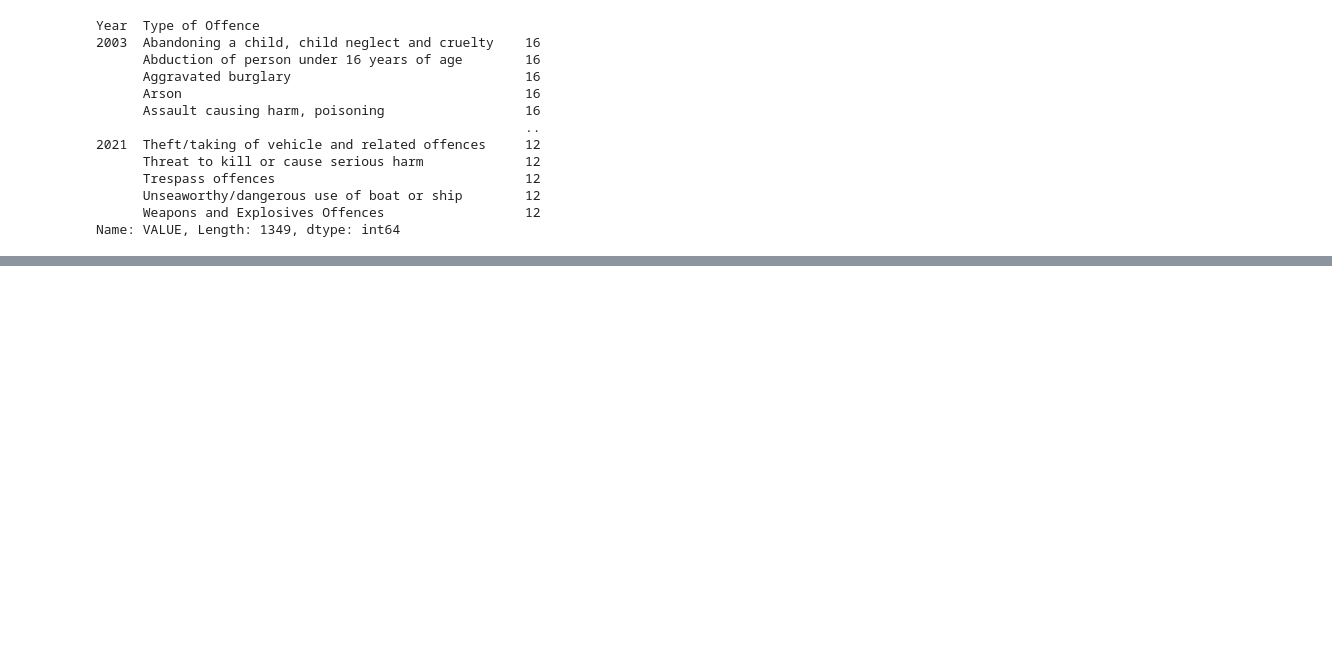
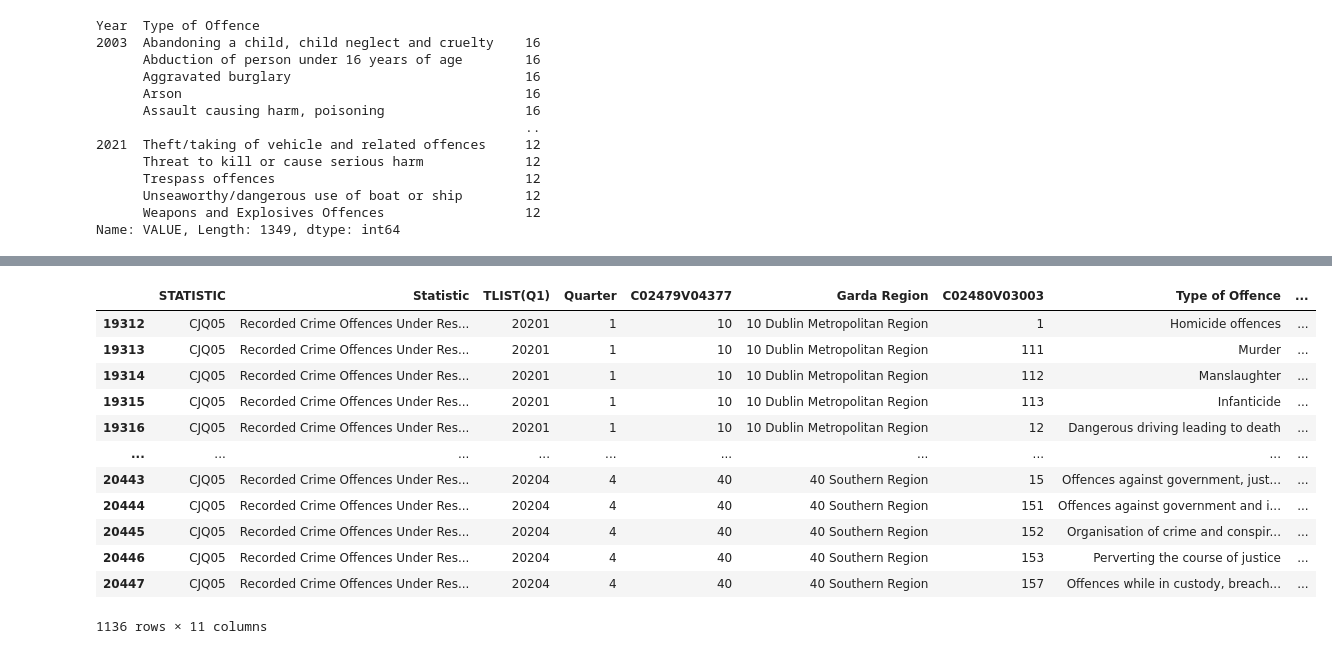
Before and after one commit to VCurry20/PDARandomData, a Jupyter notebook: Data Analysis Project.ipynb, the cells around one changed output, grey strips where cells are left out. Cells and saved outputs as stored; diff of their text form; code cells hidden in the pictures; blank space fills up the shorter version.

```diff
--- a/Data Analysis Project.ipynb
+++ b/Data Analysis Project.ipynb
@@ -350,0 +366,24 @@ Name: VALUE, Length: 5396, dtype: int64
+# %%
+# offences by year
+
+choice_year = ['2020']                          # choose year
+
+rslt_df = df[df['Year'].isin(choice_year)]      # group by year and choice of year
+
+rslt_df                                         # print output
+
+#[9]
+# %% [output]
+|  | STATISTIC | Statistic | TLIST(Q1) | Quarter | C02479V04377 | Garda Region | C02480V03003 | Type of Offence | ... |
+| 19312 | CJQ05 | Recorded Crime Offences Under Res... | 20201 | 1 | 10 | 10 Dublin Metropolitan Region | 1 | Homicide offences | ... |
+| 19313 | CJQ05 | Recorded Crime Offences Under Res... | 20201 | 1 | 10 | 10 Dublin Metropolitan Region | 111 | Murder | ... |
+| 19314 | CJQ05 | Recorded Crime Offences Under Res... | 20201 | 1 | 10 | 10 Dublin Metropolitan Region | 112 | Manslaughter | ... |
+| 19315 | CJQ05 | Recorded Crime Offences Under Res... | 20201 | 1 | 10 | 10 Dublin Metropolitan Region | 113 | Infanticide | ... |
+| 19316 | CJQ05 | Recorded Crime Offences Under Res... | 20201 | 1 | 10 | 10 Dublin Metropolitan Region | 12 | Dangerous driving leading to death | ... |
+| ... | ... | ... | ... | ... | ... | ... | ... | ... | ... |
+| 20443 | CJQ05 | Recorded Crime Offences Under Res... | 20204 | 4 | 40 | 40 Southern Region | 15 | Offences against government, just... | ... |
+| 20444 | CJQ05 | Recorded Crime Offences Under Res... | 20204 | 4 | 40 | 40 Southern Region | 151 | Offences against government and i... | ... |
+| 20445 | CJQ05 | Recorded Crime Offences Under Res... | 20204 | 4 | 40 | 40 Southern Region | 152 | Organisation of crime and conspir... | ... |
+| 20446 | CJQ05 | Recorded Crime Offences Under Res... | 20204 | 4 | 40 | 40 Southern Region | 153 | Perverting the course of justice | ... |
+| 20447 | CJQ05 | Recorded Crime Offences Under Res... | 20204 | 4 | 40 | 40 Southern Region | 157 | Offences while in custody, breach... | ... |
+1136 rows × 11 columns
```
Also changed, not shown: parts of 22 cells of this notebook, 3 other files.
